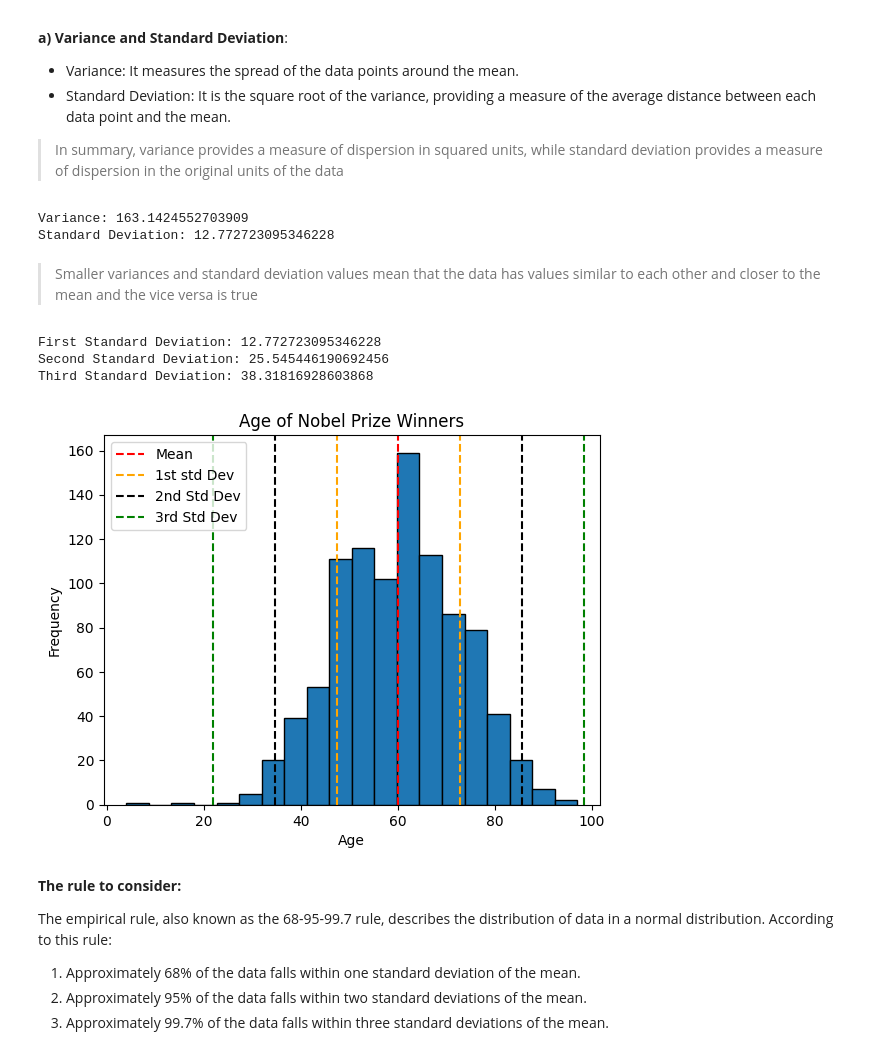
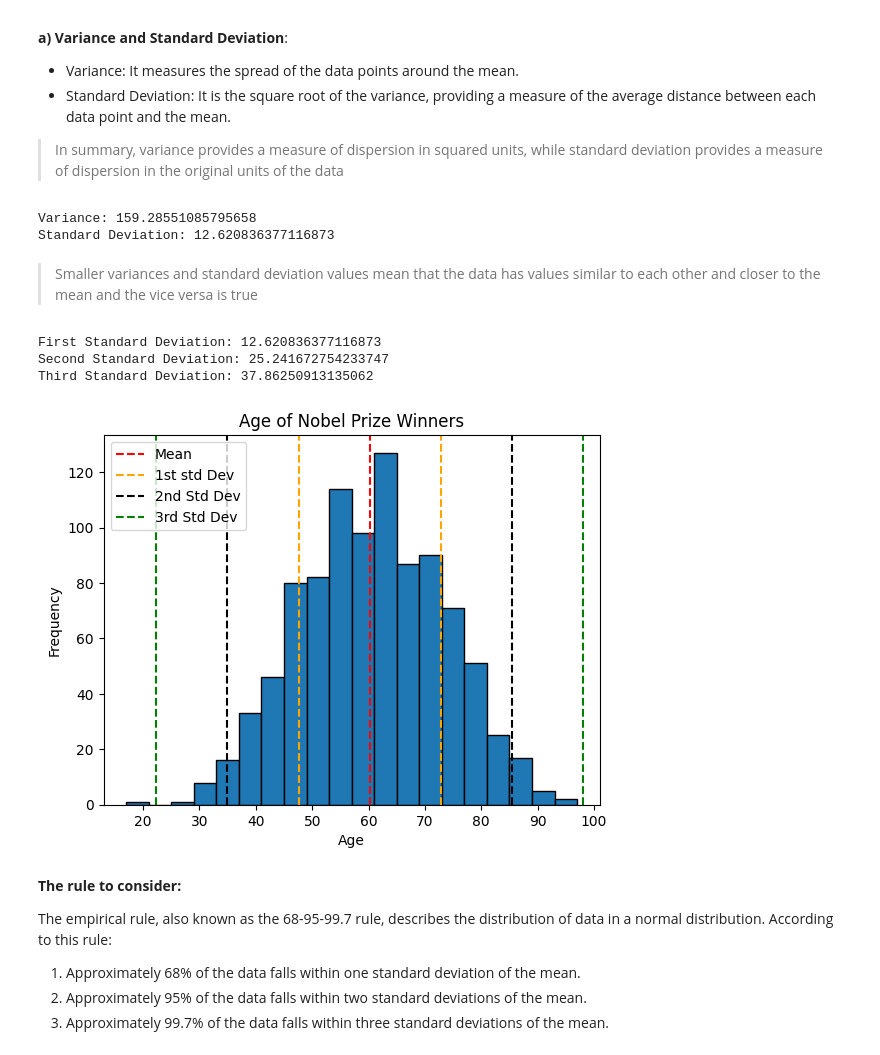
Before and after one commit to dataidea/dataidea, a Jupyter notebook: nbs/Python-Data-Analysis/Week5-Statistics/51_descriptive_statistics.ipynb, the cells around one changed output. Cells and saved outputs as stored; diff of their text form; code cells hidden in the pictures.

```diff
--- a/nbs/Python-Data-Analysis/Week5-Statistics/51_descriptive_statistics.ipynb
+++ b/nbs/Python-Data-Analysis/Week5-Statistics/51_descriptive_statistics.ipynb
@@ -52,3 +62,6 @@ data.sample(n=5)
+# %%
+# removing organizations
+data = data[data.Gender != 'org']
 # %%
 ages = data.age
 
@@ -89,8 +102,8 @@ std_deviation_value = np.std(ages)
 print("Variance:", variance_value)
 print("Standard Deviation:", std_deviation_value)
 # %% [output]
-Variance: 163.1424552703909
-Standard Deviation: 12.772723095346228
+Variance: 159.28551085795658
+Standard Deviation: 12.620836377116873
 # %% [markdown]
 >Smaller variances and standard deviation values mean that the data has values similar to each other and closer to the mean and the vice versa is true
 # %%
@@ -106,28 +119,28 @@ print("Third Standard Deviation:", std_third)
 
 # empirical rule, also known as the 68-95-99.7 rule,
 # %% [output]
-First Standard Deviation: 12.772723095346228
-Second Standard Deviation: 25.545446190692456
-Third Standard Deviation: 38.31816928603868
+First Standard Deviation: 12.620836377116873
+Second Standard Deviation: 25.241672754233747
+Third Standard Deviation: 37.86250913135062
 # %%
-plt.hist(x=age, bins=20, edgecolor='black')
+plt.hist(x=ages, bins=20, edgecolor='black')
 # add standard deviation lines
 plt.axvline(mean_value, color='red', linestyle='--', label='Mean')
 plt.axvline(mean_value+std_deviation_value, color='orange', linestyle='--', label='1st std Dev')
 plt.axvline(mean_value-std_deviation_value, color='orange', linestyle='--')
 plt.axvline(mean_value+std_second, color='black', linestyle='--', label='2nd Std Dev')
 plt.axvline(mean_value-std_second, color='black', linestyle='--')
 plt.axvline(mean_value+std_third, color='green', linestyle='--', label='3rd Std Dev')
 plt.axvline(mean_value-std_third, color='green', linestyle='--')
 plt.title('Age of Nobel Prize Winners')
 plt.ylabel('Frequency')
 plt.xlabel('Age')
 # Adjust the position of the legend
 plt.legend(loc='upper left')
 
 plt.show()
 # %% [output]
-[figure, old version]
+[figure, new version]
 # %% [markdown]
 **The rule to consider:**
 
```
Also changed, not shown: parts of 27 cells of this notebook, 1 other file.
